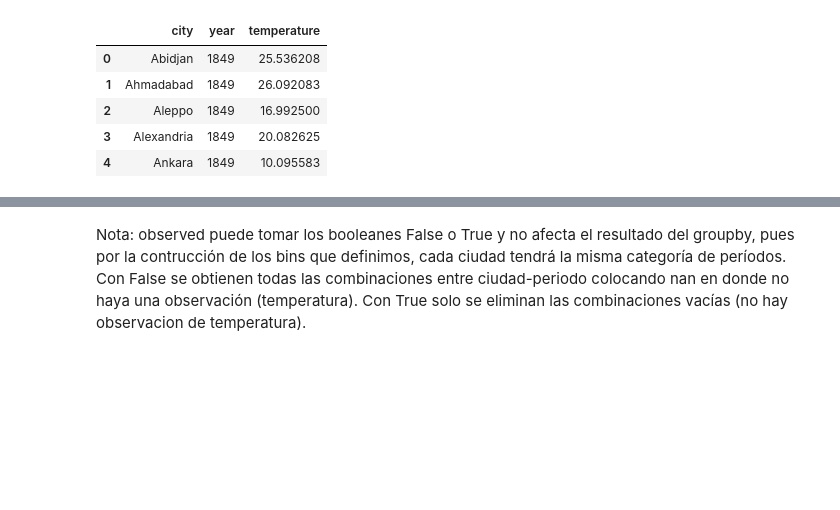
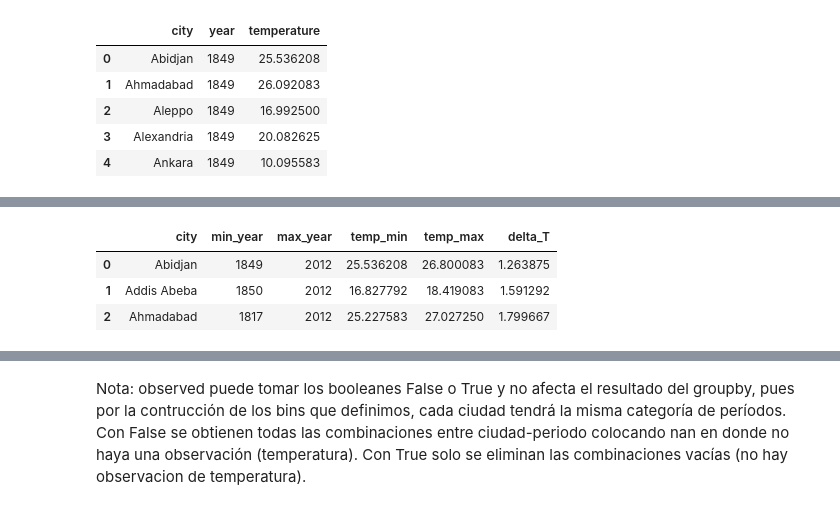
Before and after one commit to RodrigoRiveraRico/data_science_FCiencias, a Jupyter notebook: Clase_3/Clase_3.ipynb, the cells around one changed output, grey strips where cells are left out. Saved outputs shown, nothing was run; the diff lists cells and outputs as text; code cells hidden in the pictures; blank space fills up the shorter version.

```diff
--- a/Clase_3/Clase_3.ipynb
+++ b/Clase_3/Clase_3.ipynb
@@ -427,0 +412,27 @@ plt.show()
+# %%
+# Agrupamos por ciudad y obtenemos el año más antiguo y el más reciente
+df_diff_temp = df_long.groupby('city').agg(
+    min_year = ('year', 'min'),
+    max_year = ('year', 'max')
+).reset_index()
+
+# DataFrame con las temperaturas mínimas por ciudad
+temp_min = df_long.loc[df_long.groupby('city')['year'].idxmin(), ['city', 'temperature']]
+
+# DataFrame con las temperaturas máximas por ciudad
+temp_max = df_long.loc[df_long.groupby('city')['year'].idxmax(), ['city', 'temperature']]
+
+# Hacemos inner join
+df_diff_temp = df_diff_temp.merge(temp_min, on='city').rename(columns={'temperature': 'temp_min'})
+df_diff_temp = df_diff_temp.merge(temp_max, on='city').rename(columns={'temperature': 'temp_max'})
+
+# Calculamos la diferencia en temperaturas
+df_diff_temp['delta_T'] = df_diff_temp['temp_max'] - df_diff_temp['temp_min']
+
+# Visualización de las primeras 3 filas
+df_diff_temp.head(3)
+# %% [output]
+|  | city | min_year | max_year | temp_min | temp_max | delta_T |
+| 0 | Abidjan | 1849 | 2012 | 25.536208 | 26.800083 | 1.263875 |
+| 1 | Addis Abeba | 1850 | 2012 | 16.827792 | 18.419083 | 1.591292 |
+| 2 | Ahmadabad | 1817 | 2012 | 25.227583 | 27.027250 | 1.799667 |
```
Also changed, not shown: parts of 20 cells of this notebook.
